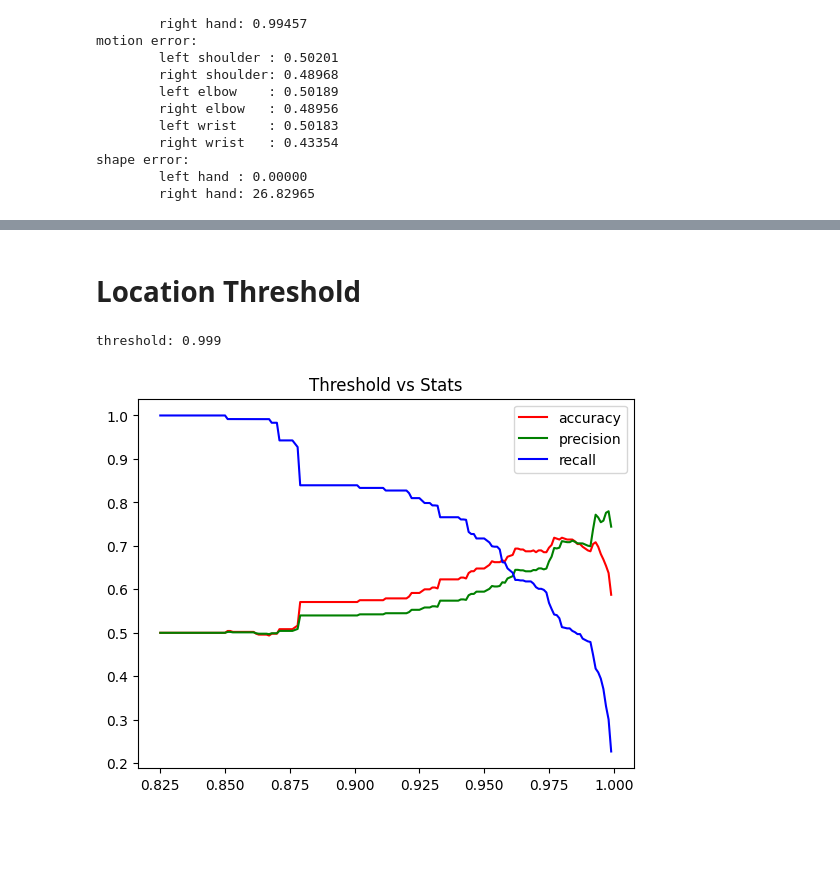
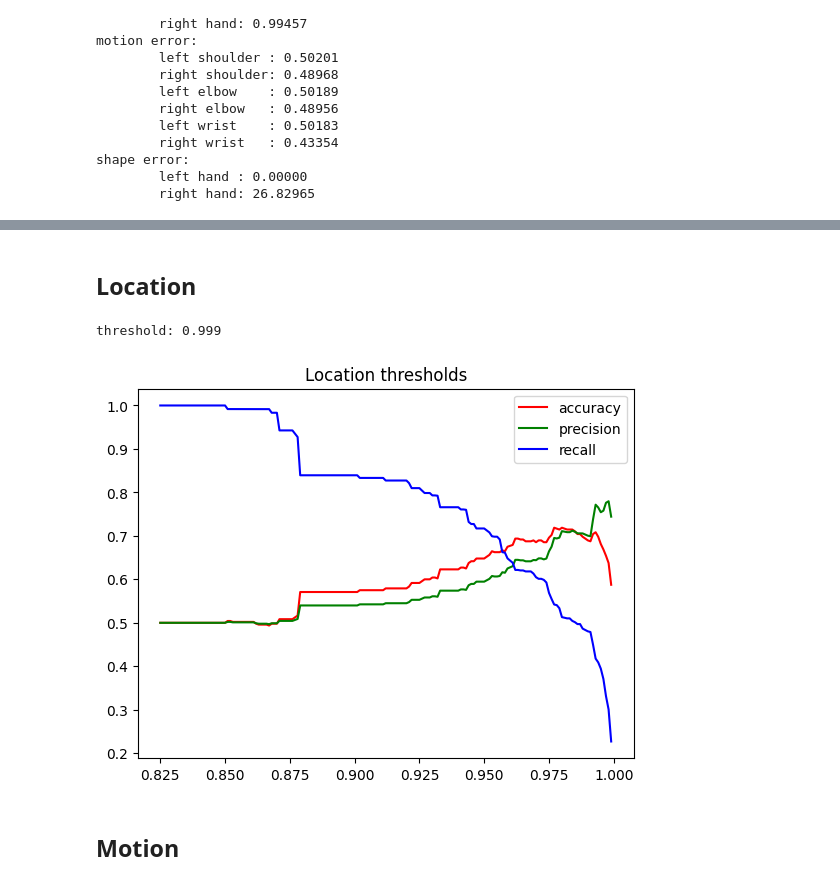
Before and after one commit to cgvillarroel/fslr-tutor, a Jupyter notebook: test.ipynb, the cells around one changed output, grey strips where cells are left out. Saved outputs shown, nothing was run; the diff lists cells and outputs as text; code cells hidden in the pictures; blank space fills up the shorter version.

Commit message:
feat: main tests (uh oh)

```diff
--- a/test.ipynb
+++ b/test.ipynb
@@ -70,15 +75,14 @@ def thresholdTesterFactory(false_condition):
         return true_pos, true_neg, false_pos, false_neg
 
     return testThreshold
-# %% [markdown]
-# Location Threshold
 # %%
 # find optimal threshold
 import matplotlib.pyplot as plt
 import numpy as np
 
-def plotThresholds(test_func, start, end):
-    thresholds = [i / 1000 for i in range(start, end)]
+
+def plotThresholds(test_func, start, end, scale=1000, title="Thresholds"):
+    thresholds = [i / scale for i in range(start, end)]
     accuracies = []
     precisions = []
     recalls = []
@@ -86,15 +90,18 @@ def plotThresholds(test_func, start, end):
     for threshold in thresholds:
         print(f"threshold: {threshold}  ", end="\r")
 
-        true_pos, true_neg, false_pos, false_neg =  test_func(results, threshold)
-        accuracy = (true_pos + true_neg) / (true_pos + true_neg + false_pos + false_neg)
-        precision = (true_pos) / (true_pos + false_pos)
-        recall = (true_pos) / (true_pos + true_neg)
+        true_pos, true_neg, false_pos, _ = test_func(results, threshold)
+        accuracy = (true_pos + true_neg) / len(results)
+
+        all_positive = true_pos + false_pos
+        precision = true_pos / all_positive if all_positive > 0 else 0
+
+        all_true = true_pos + true_neg
+        recall = true_pos / all_true if all_true > 0 else 0
 
         accuracies.append(accuracy)
         precisions.append(precision)
         recalls.append(recall)
-
 
     np_thresholds = np.array(thresholds)
     np_accuracies = np.array(accuracies)
@@ -105,8 +112,10 @@ def plotThresholds(test_func, start, end):
     plt.plot(np_thresholds, np_precisions, color="g", label="precision")
     plt.plot(np_thresholds, np_recalls, color="b", label="recall")
 
-    plt.title("Threshold vs Stats")
+    plt.title(title)
     plt.legend()
     plt.show()
+# %% [markdown]
+## Location
 # %%
 def locationCondition(result, threshold):
@@ -115,7 +124,9 @@ def locationCondition(result, threshold):
 
 test_location = thresholdTesterFactory(locationCondition)
 # %%
-plotThresholds(test_location, 825, 1000)
+plotThresholds(test_location, 825, 1000, title="Location thresholds")
 # %% [output]
 threshold: 0.999
-[figure, old version]
+[figure, new version]
+# %% [markdown]
+## Motion
```
Also changed, not shown: parts of 8 cells of this notebook, 1 other file.
